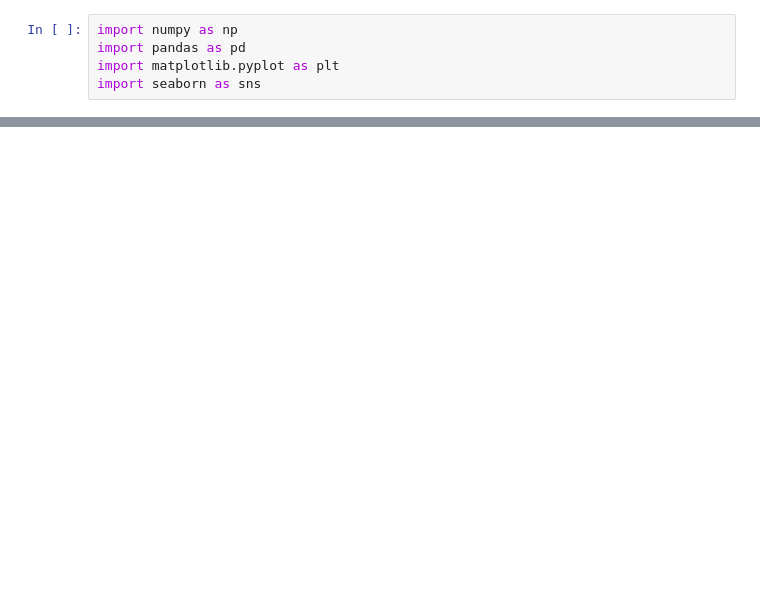
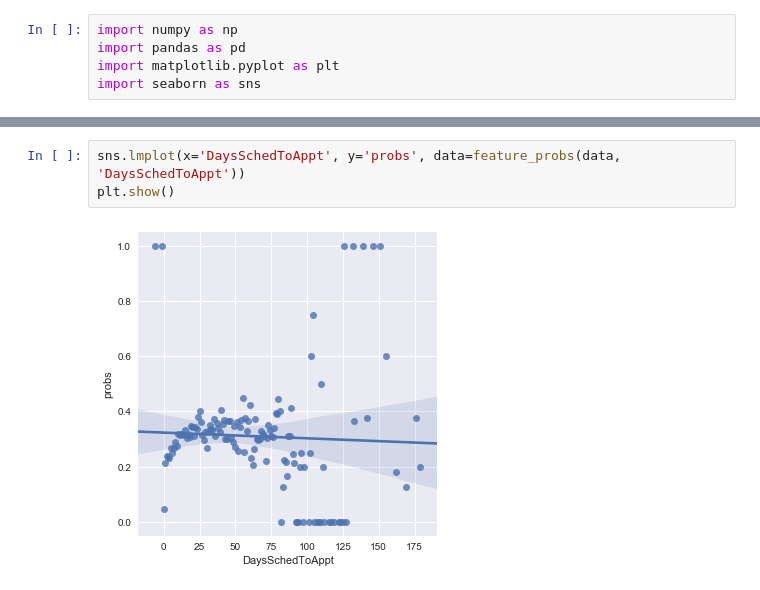
Before and after one commit to munozalexander/NoShow-Prediction, a Jupyter notebook: NoShows.ipynb, the cells around one changed output, grey strips where cells are left out. Cells and saved outputs as stored; diff of their text form; blank space fills up the shorter version.

```diff
--- a/NoShows.ipynb
+++ b/NoShows.ipynb
@@ -43,0 +64,5 @@ print(data.shape)
+# %%
+sns.lmplot(x='DaysSchedToAppt', y='probs', data=feature_probs(data, 'DaysSchedToAppt'))
+plt.show()
+# %% [output]
+[figure, added]
```
Also changed, not shown: parts of 10 cells of this notebook.
